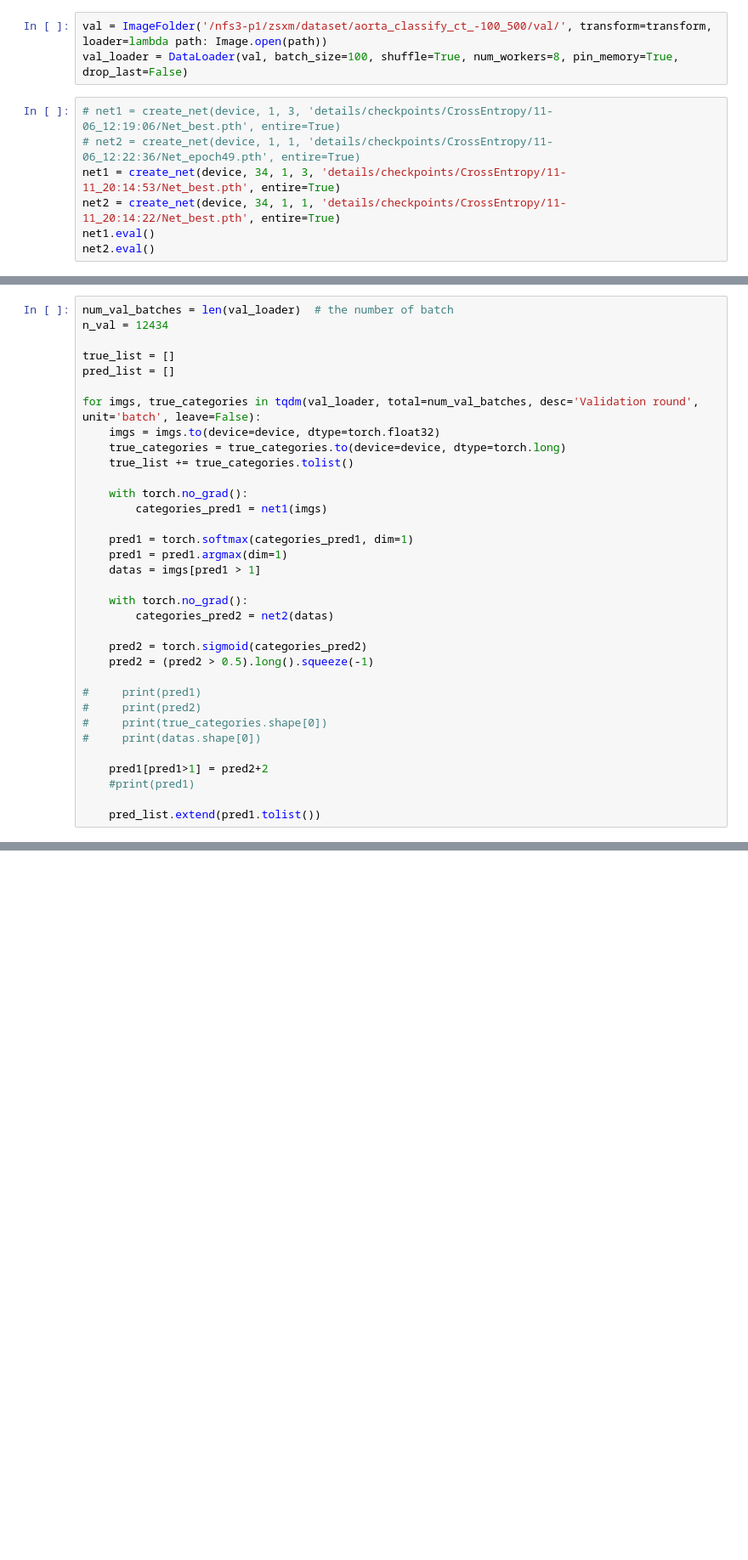
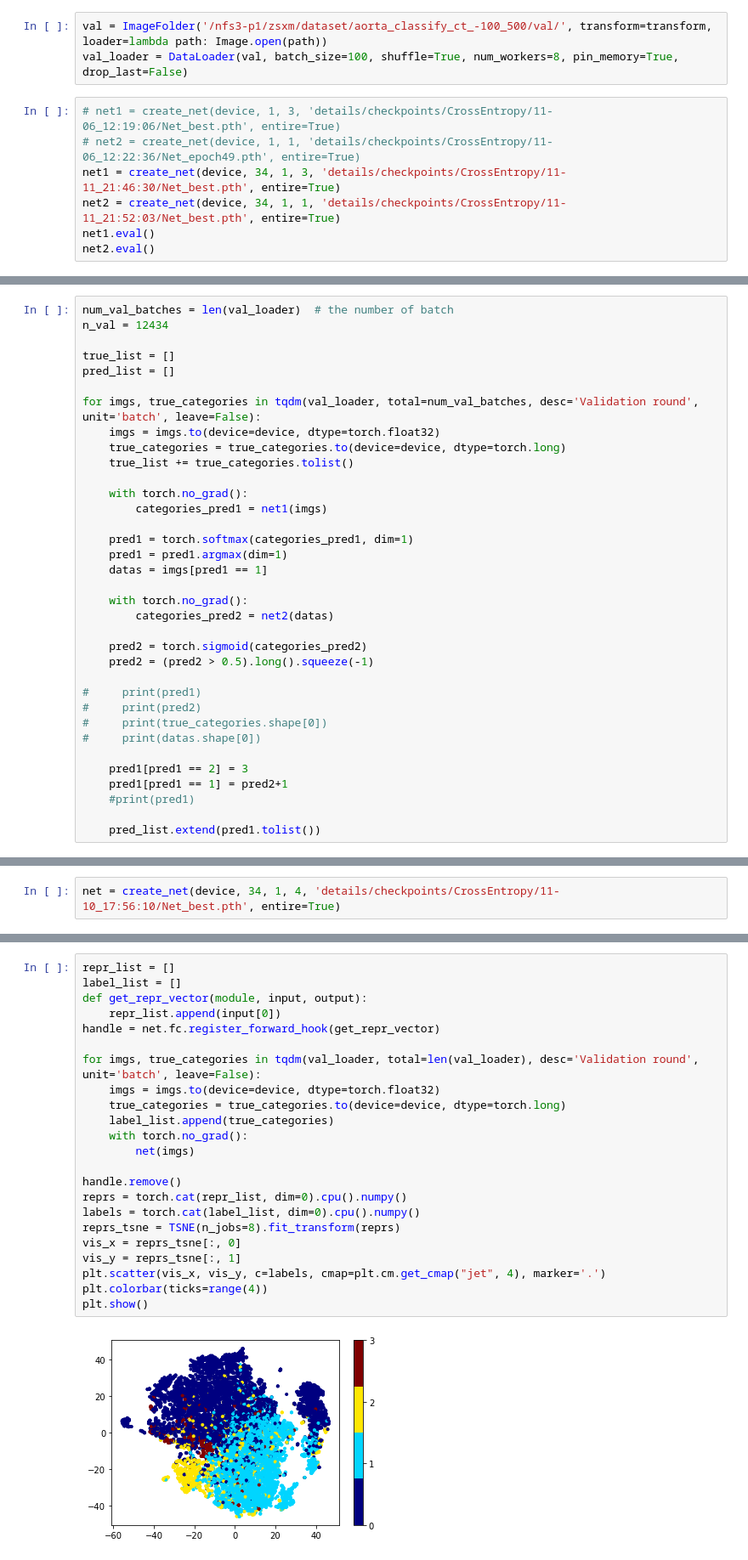
Before and after one commit to zsxm1998/AorticDissection, a Jupyter notebook: test.ipynb, the cells around one changed output, grey strips where cells are left out. Shown at 85% size. Cells and saved outputs as stored; diff of their text form; blank space fills up the shorter version.

```diff
--- a/test.ipynb
+++ b/test.ipynb
@@ -44,8 +45,8 @@ val_loader = DataLoader(val, batch_size=100, shuffle=True, num_workers=8, pin_me
 # %%
 # net1 = create_net(device, 1, 3, 'details/checkpoints/CrossEntropy/11-06_12:19:06/Net_best.pth', entire=True)
 # net2 = create_net(device, 1, 1, 'details/checkpoints/CrossEntropy/11-06_12:22:36/Net_epoch49.pth', entire=True)
-net1 = create_net(device, 34, 1, 3, 'details/checkpoints/CrossEntropy/11-11_20:14:53/Net_best.pth', entire=True)
-net2 = create_net(device, 34, 1, 1, 'details/checkpoints/CrossEntropy/11-11_20:14:22/Net_best.pth', entire=True)
+net1 = create_net(device, 34, 1, 3, 'details/checkpoints/CrossEntropy/11-11_21:46:30/Net_best.pth', entire=True)
+net2 = create_net(device, 34, 1, 1, 'details/checkpoints/CrossEntropy/11-11_21:52:03/Net_best.pth', entire=True)
 net1.eval()
 net2.eval()
 # %% [output]
@@ -97,7 +98,7 @@ for imgs, true_categories in tqdm(val_loader, total=num_val_batches, desc='Valid
 
     pred1 = torch.softmax(categories_pred1, dim=1)
     pred1 = pred1.argmax(dim=1)
-    datas = imgs[pred1 > 1]
+    datas = imgs[pred1 == 1]
 
     with torch.no_grad():
         categories_pred2 = net2(datas)
@@ -110,7 +111,8 @@ for imgs, true_categories in tqdm(val_loader, total=num_val_batches, desc='Valid
 #     print(true_categories.shape[0])
 #     print(datas.shape[0])
 
-    pred1[pred1>1] = pred2+2
+    pred1[pred1 == 2] = 3
+    pred1[pred1 == 1] = pred2+1
     #print(pred1)
 
     pred_list.extend(pred1.tolist())
@@ -129,0 +147,2 @@ weighted avg     0.8511    0.8540    0.8505     12434
+# %%
+net = create_net(device, 34, 1, 4, 'details/checkpoints/CrossEntropy/11-10_17:56:10/Net_best.pth', entire=True)
@@ -129,0 +157,25 @@ weighted avg     0.8511    0.8540    0.8505     12434
+# %%
+repr_list = []
+label_list = []
+def get_repr_vector(module, input, output):
+    repr_list.append(input[0])
+handle = net.fc.register_forward_hook(get_repr_vector)
+
+for imgs, true_categories in tqdm(val_loader, total=len(val_loader), desc='Validation round', unit='batch', leave=False):
+    imgs = imgs.to(device=device, dtype=torch.float32)
+    true_categories = true_categories.to(device=device, dtype=torch.long)
+    label_list.append(true_categories)
+    with torch.no_grad():
+        net(imgs)
+
+handle.remove()
+reprs = torch.cat(repr_list, dim=0).cpu().numpy()
+labels = torch.cat(label_list, dim=0).cpu().numpy()
+reprs_tsne = TSNE(n_jobs=8).fit_transform(reprs)
+vis_x = reprs_tsne[:, 0]
+vis_y = reprs_tsne[:, 1]
+plt.scatter(vis_x, vis_y, c=labels, cmap=plt.cm.get_cmap("jet", 4), marker='.')
+plt.colorbar(ticks=range(4))
+plt.show()
+# %% [output]
+[figure, added]
```
Also changed, not shown: parts of 6 cells of this notebook, 6 other files.
